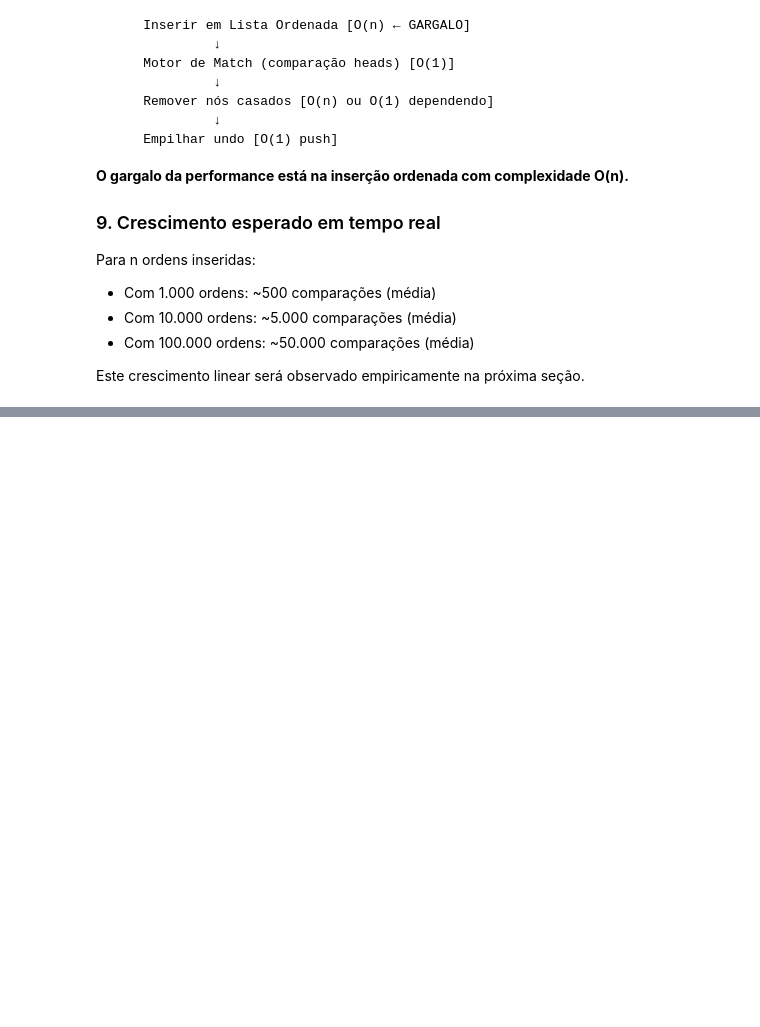
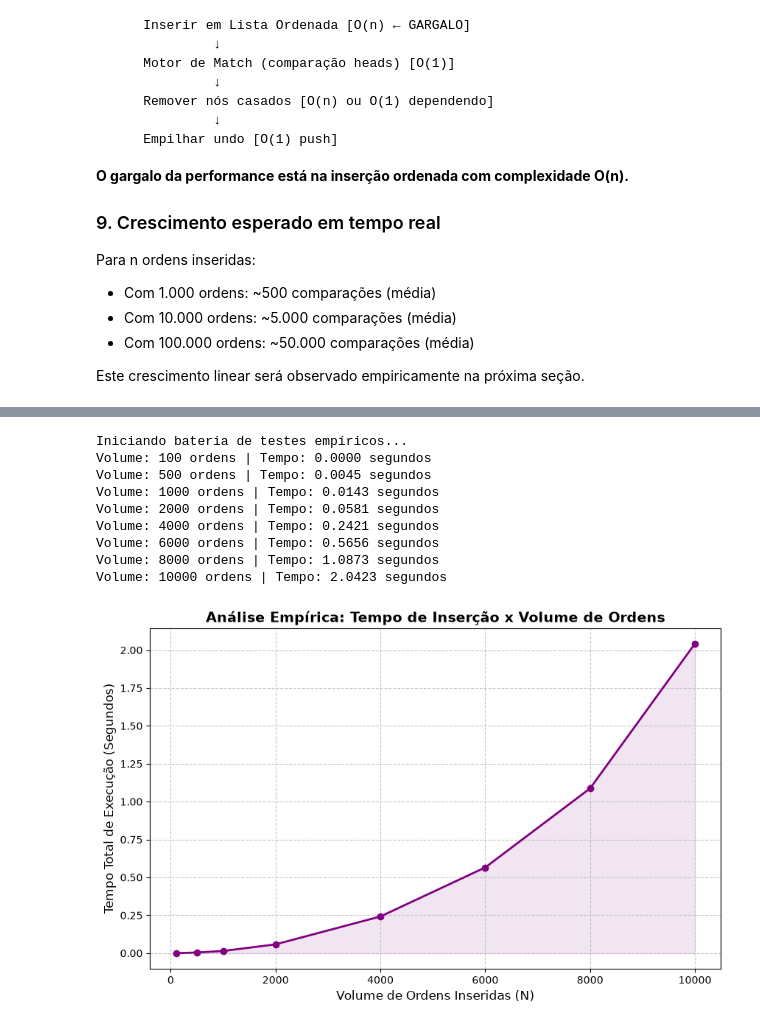
Before and after one commit to Gabriel-Moardred/trabalho-livro-ofertas, a Jupyter notebook: performance_report.ipynb, the cells around one changed output, grey strips where cells are left out. Drawn from its saved outputs; the diff is of its cells as text; code cells hidden in the pictures; blank space fills up the shorter version.

```diff
--- a/performance_report.ipynb
+++ b/performance_report.ipynb
@@ -156,0 +181,59 @@ Este crescimento linear será observado empiricamente na próxima seção.
+# %%
+import time
+import random
+import matplotlib.pyplot as plt
+
+# Importando as estruturas do seu próprio arquivo structs.py
+from structs import Order, DoublyLinkedList
+
+def medir_tempo_insercao(volumes):
+    tempos = []
+
+    for n in volumes:
+        livro_compras = DoublyLinkedList()
+        inicio = time.time() # Inicia o cronômetro
+
+        for i in range(n):
+            # Gerando um preço aleatório para forçar a busca na lista (O(n))
+            preco = random.uniform(10.0, 100.0)
+            qtd = random.randint(10, 500)
+            nova_ordem = Order(i, 'C', preco, qtd)
+
+            # O gargalo de performance identificado teoricamente
+            livro_compras.insert_ordered(nova_ordem, is_buy_list=True)
+
+        fim = time.time() # Para o cronômetro
+        tempo_total = fim - inicio
+        tempos.append(tempo_total)
+        print(f"Volume: {n} ordens | Tempo: {tempo_total:.4f} segundos")
+
+    return tempos
+
+# Definindo cenários de teste progressivos
+cenarios_volume = [100, 500, 1000, 2000, 4000, 6000, 8000, 10000]
+
+print("Iniciando bateria de testes empíricos...")
+tempos_execucao = medir_tempo_insercao(cenarios_volume)
+
+# Gerando o gráfico exigido pelo trabalho
+plt.figure(figsize=(10, 6))
+plt.plot(cenarios_volume, tempos_execucao, marker='o', linestyle='-', color='purple', linewidth=2)
+plt.fill_between(cenarios_volume, tempos_execucao, color='purple', alpha=0.1)
+plt.title("Análise Empírica: Tempo de Inserção x Volume de Ordens", fontsize=14, fontweight='bold')
+plt.xlabel("Volume de Ordens Inseridas (N)", fontsize=12)
+plt.ylabel("Tempo Total de Execução (Segundos)", fontsize=12)
+plt.grid(True, linestyle='--', alpha=0.7)
+
+# Exibindo o gráfico
+plt.show()
+# %% [output]
+Iniciando bateria de testes empíricos...
+Volume: 100 ordens | Tempo: 0.0000 segundos
+Volume: 500 ordens | Tempo: 0.0045 segundos
+Volume: 1000 ordens | Tempo: 0.0143 segundos
+Volume: 2000 ordens | Tempo: 0.0581 segundos
+Volume: 4000 ordens | Tempo: 0.2421 segundos
+Volume: 6000 ordens | Tempo: 0.5656 segundos
+Volume: 8000 ordens | Tempo: 1.0873 segundos
+Volume: 10000 ordens | Tempo: 2.0423 segundos
+[figure, added]
```
Also changed, not shown: parts of 3 cells of this notebook, 1 other file.
